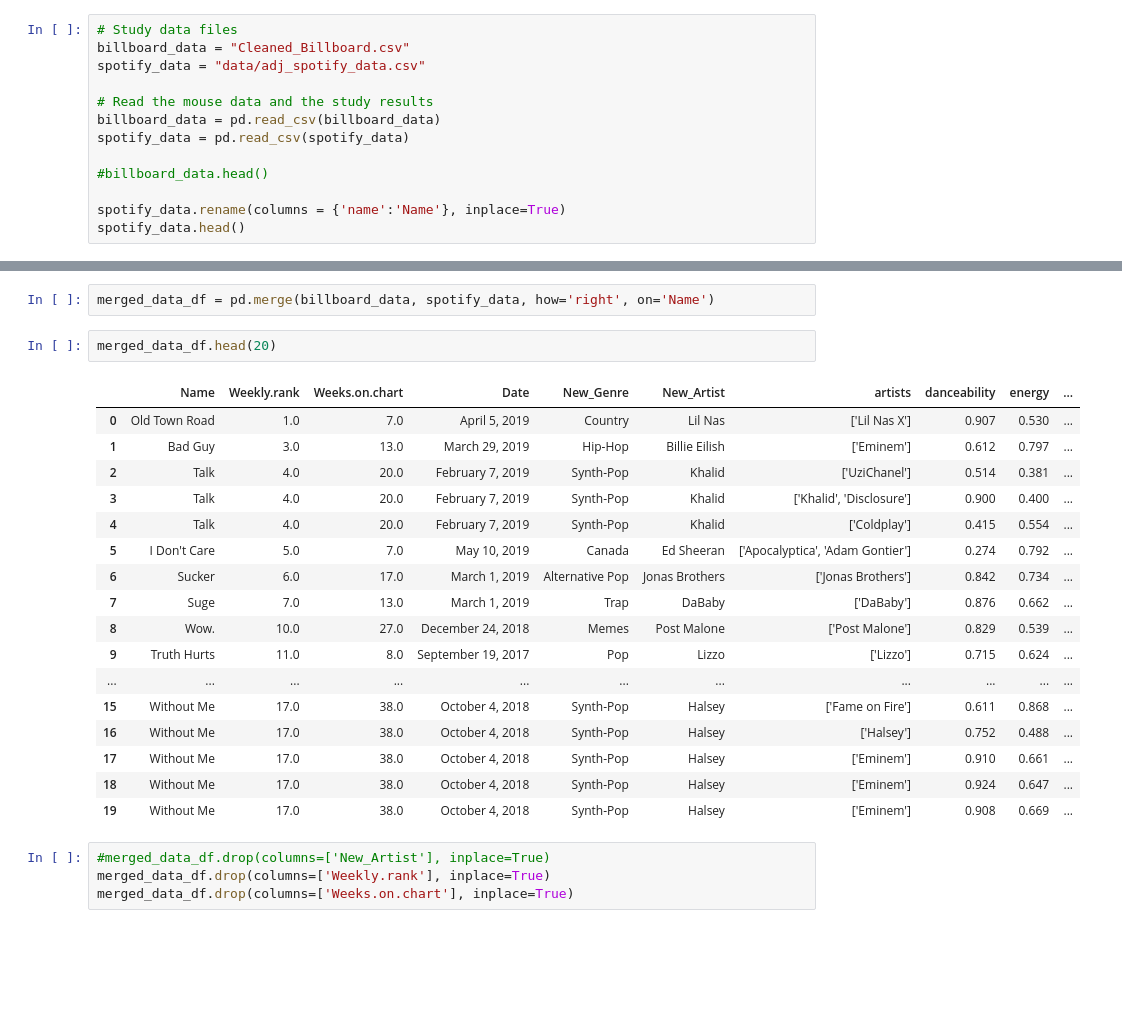
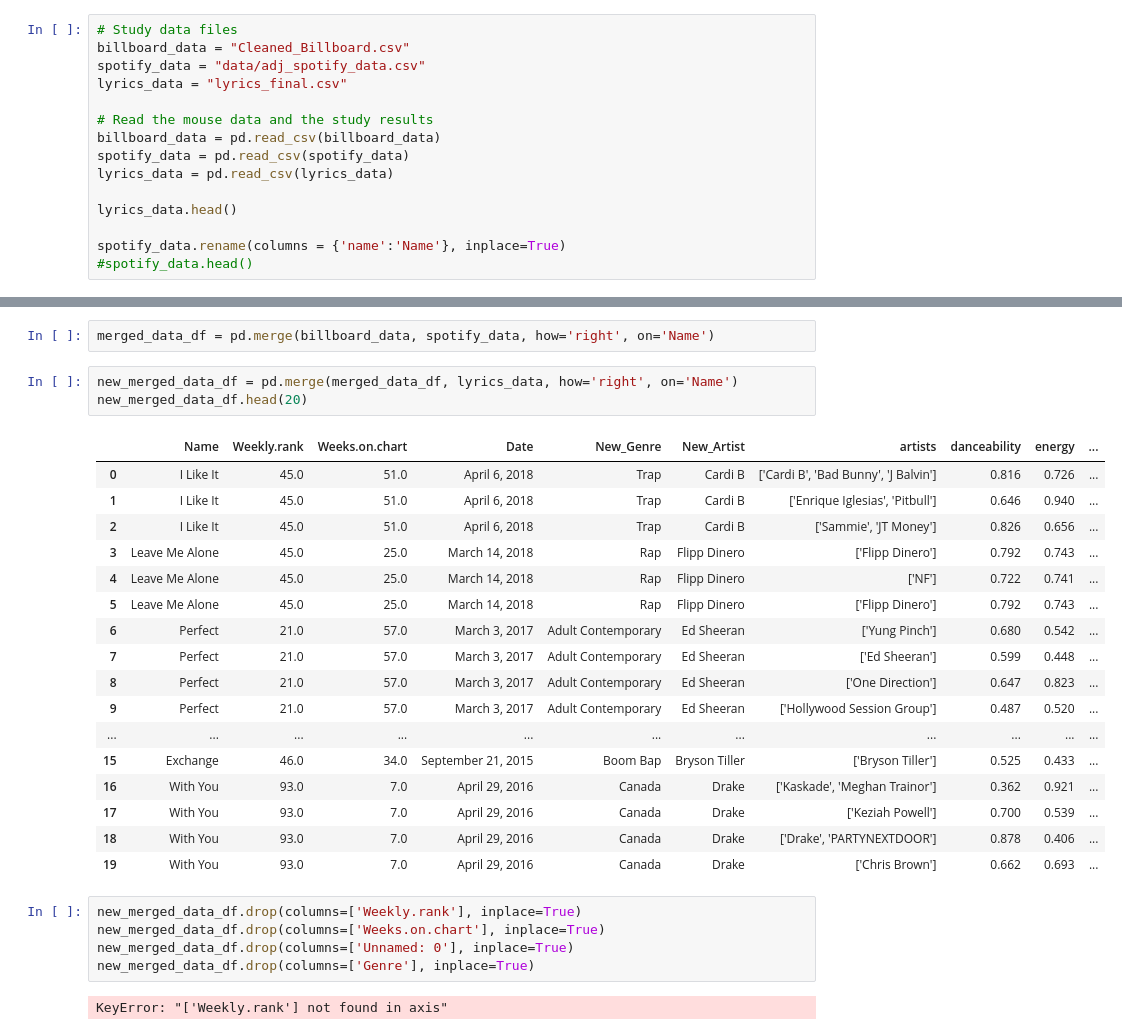
Before and after one commit to aslan1301/PROJECT-2, a Jupyter notebook: Project Main.ipynb, the cells around one changed output, grey strips where cells are left out. Saved outputs shown, nothing was run; the diff lists cells and outputs as text; blank space fills up the shorter version.

```diff
--- a/Project Main.ipynb
+++ b/Project Main.ipynb
@@ -5,12 +6,14 @@ from sqlalchemy import create_engine
 # Study data files
 billboard_data = "Cleaned_Billboard.csv"
 spotify_data = "data/adj_spotify_data.csv"
+lyrics_data = "lyrics_final.csv"
 
 # Read the mouse data and the study results
 billboard_data = pd.read_csv(billboard_data)
 spotify_data = pd.read_csv(spotify_data)
+lyrics_data = pd.read_csv(lyrics_data)
 
-#billboard_data.head()
+lyrics_data.head()
 
 spotify_data.rename(columns = {'name':'Name'}, inplace=True)
-spotify_data.head()
+#spotify_data.head()
@@ -25,27 +30,31 @@ spotify_data.head()
 billboard_data.drop_duplicates('Name', inplace=True)
 # %%
 merged_data_df = pd.merge(billboard_data, spotify_data, how='right', on='Name')
-# %%
-merged_data_df.head(20)
-# %% [output]
-|  | Name | Weekly.rank | Weeks.on.chart | Date | New_Genre | New_Artist | artists | danceability | energy | ... |
-| 0 | Old Town Road | 1.0 | 7.0 | April 5, 2019 | Country | Lil Nas | ['Lil Nas X'] | 0.907 | 0.530 | ... |
-| 1 | Bad Guy | 3.0 | 13.0 | March 29, 2019 | Hip-Hop | Billie Eilish | ['Eminem'] | 0.612 | 0.797 | ... |
-| 2 | Talk | 4.0 | 20.0 | February 7, 2019 | Synth-Pop | Khalid | ['UziChanel'] | 0.514 | 0.381 | ... |
-| 3 | Talk | 4.0 | 20.0 | February 7, 2019 | Synth-Pop | Khalid | ['Khalid', 'Disclosure'] | 0.900 | 0.400 | ... |
-| 4 | Talk | 4.0 | 20.0 | February 7, 2019 | Synth-Pop | Khalid | ['Coldplay'] | 0.415 | 0.554 | ... |
-| 5 | I Don't Care | 5.0 | 7.0 | May 10, 2019 | Canada | Ed Sheeran | ['Apocalyptica', 'Adam Gontier'] | 0.274 | 0.792 | ... |
-| 6 | Sucker | 6.0 | 17.0 | March 1, 2019 | Alternative Pop | Jonas Brothers | ['Jonas Brothers'] | 0.842 | 0.734 | ... |
-| 7 | Suge | 7.0 | 13.0 | March 1, 2019 | Trap | DaBaby | ['DaBaby'] | 0.876 | 0.662 | ... |
-| 8 | Wow. | 10.0 | 27.0 | December 24, 2018 | Memes | Post Malone | ['Post Malone'] | 0.829 | 0.539 | ... |
-| 9 | Truth Hurts | 11.0 | 8.0 | September 19, 2017 | Pop | Lizzo | ['Lizzo'] | 0.715 | 0.624 | ... |
-| ... | ... | ... | ... | ... | ... | ... | ... | ... | ... | ... |
-| 15 | Without Me | 17.0 | 38.0 | October 4, 2018 | Synth-Pop | Halsey | ['Fame on Fire'] | 0.611 | 0.868 | ... |
-| 16 | Without Me | 17.0 | 38.0 | October 4, 2018 | Synth-Pop | Halsey | ['Halsey'] | 0.752 | 0.488 | ... |
-| 17 | Without Me | 17.0 | 38.0 | October 4, 2018 | Synth-Pop | Halsey | ['Eminem'] | 0.910 | 0.661 | ... |
-| 18 | Without Me | 17.0 | 38.0 | October 4, 2018 | Synth-Pop | Halsey | ['Eminem'] | 0.924 | 0.647 | ... |
-| 19 | Without Me | 17.0 | 38.0 | October 4, 2018 | Synth-Pop | Halsey | ['Eminem'] | 0.908 | 0.669 | ... |
+# %%
+new_merged_data_df = pd.merge(merged_data_df, lyrics_data, how='right', on='Name')
+new_merged_data_df.head(20)
+# %% [output]
+|  | Name | Weekly.rank | Weeks.on.chart | Date | New_Genre | New_Artist | artists | danceability | energy | ... |
+| 0 | I Like It | 45.0 | 51.0 | April 6, 2018 | Trap | Cardi B | ['Cardi B', 'Bad Bunny', 'J Balvin'] | 0.816 | 0.726 | ... |
+| 1 | I Like It | 45.0 | 51.0 | April 6, 2018 | Trap | Cardi B | ['Enrique Iglesias', 'Pitbull'] | 0.646 | 0.940 | ... |
+| 2 | I Like It | 45.0 | 51.0 | April 6, 2018 | Trap | Cardi B | ['Sammie', 'JT Money'] | 0.826 | 0.656 | ... |
+| 3 | Leave Me Alone | 45.0 | 25.0 | March 14, 2018 | Rap | Flipp Dinero | ['Flipp Dinero'] | 0.792 | 0.743 | ... |
+| 4 | Leave Me Alone | 45.0 | 25.0 | March 14, 2018 | Rap | Flipp Dinero | ['NF'] | 0.722 | 0.741 | ... |
+| 5 | Leave Me Alone | 45.0 | 25.0 | March 14, 2018 | Rap | Flipp Dinero | ['Flipp Dinero'] | 0.792 | 0.743 | ... |
+| 6 | Perfect | 21.0 | 57.0 | March 3, 2017 | Adult Contemporary | Ed Sheeran | ['Yung Pinch'] | 0.680 | 0.542 | ... |
+| 7 | Perfect | 21.0 | 57.0 | March 3, 2017 | Adult Contemporary | Ed Sheeran | ['Ed Sheeran'] | 0.599 | 0.448 | ... |
+| 8 | Perfect | 21.0 | 57.0 | March 3, 2017 | Adult Contemporary | Ed Sheeran | ['One Direction'] | 0.647 | 0.823 | ... |
+| 9 | Perfect | 21.0 | 57.0 | March 3, 2017 | Adult Contemporary | Ed Sheeran | ['Hollywood Session Group'] | 0.487 | 0.520 | ... |
+| ... | ... | ... | ... | ... | ... | ... | ... | ... | ... | ... |
+| 15 | Exchange | 46.0 | 34.0 | September 21, 2015 | Boom Bap | Bryson Tiller | ['Bryson Tiller'] | 0.525 | 0.433 | ... |
+| 16 | With You | 93.0 | 7.0 | April 29, 2016 | Canada | Drake | ['Kaskade', 'Meghan Trainor'] | 0.362 | 0.921 | ... |
+| 17 | With You | 93.0 | 7.0 | April 29, 2016 | Canada | Drake | ['Keziah Powell'] | 0.700 | 0.539 | ... |
+| 18 | With You | 93.0 | 7.0 | April 29, 2016 | Canada | Drake | ['Drake', 'PARTYNEXTDOOR'] | 0.878 | 0.406 | ... |
+| 19 | With You | 93.0 | 7.0 | April 29, 2016 | Canada | Drake | ['Chris Brown'] | 0.662 | 0.693 | ... |
 # %%
-#merged_data_df.drop(columns=['New_Artist'], inplace=True)
-merged_data_df.drop(columns=['Weekly.rank'], inplace=True)
-merged_data_df.drop(columns=['Weeks.on.chart'], inplace=True)
+new_merged_data_df.drop(columns=['Weekly.rank'], inplace=True)
+new_merged_data_df.drop(columns=['Weeks.on.chart'], inplace=True)
+new_merged_data_df.drop(columns=['Unnamed: 0'], inplace=True)
+new_merged_data_df.drop(columns=['Genre'], inplace=True)
+# %% [output]
+KeyError: "['Weekly.rank'] not found in axis"
```
Also changed, not shown: parts of 9 cells of this notebook.
